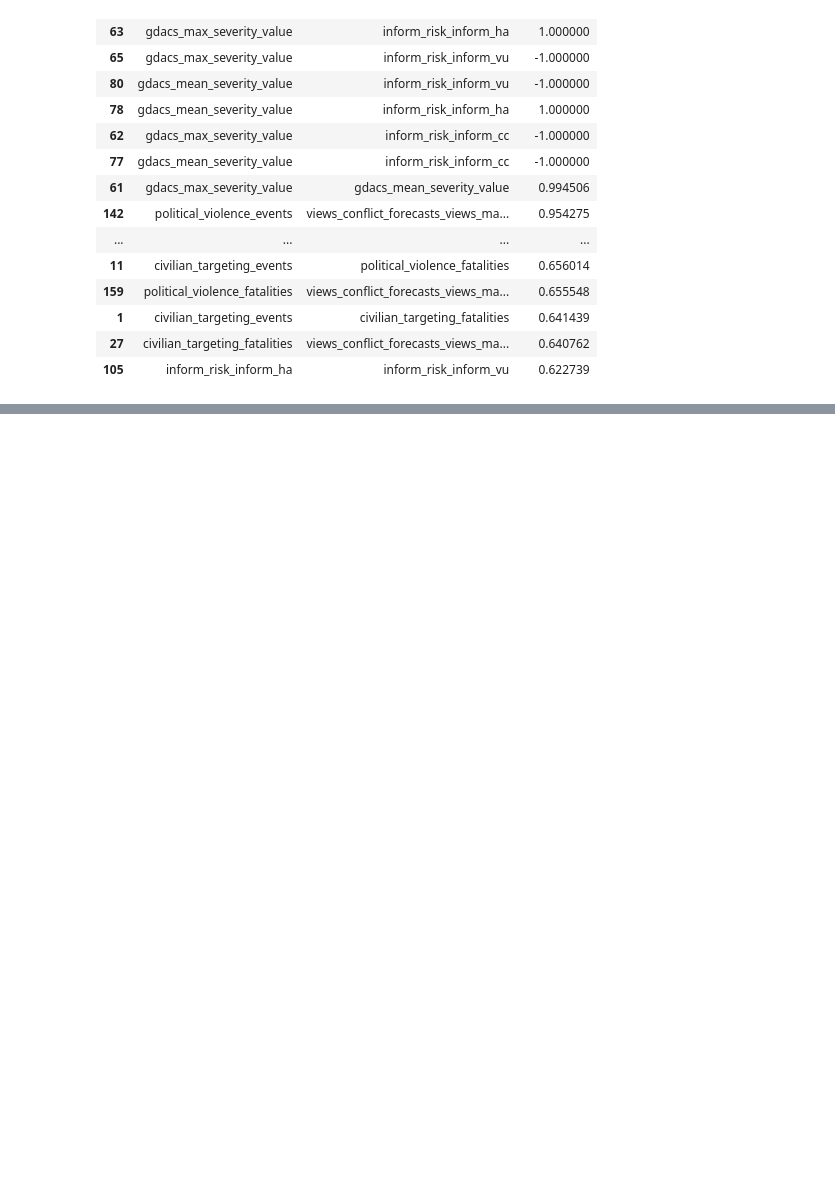
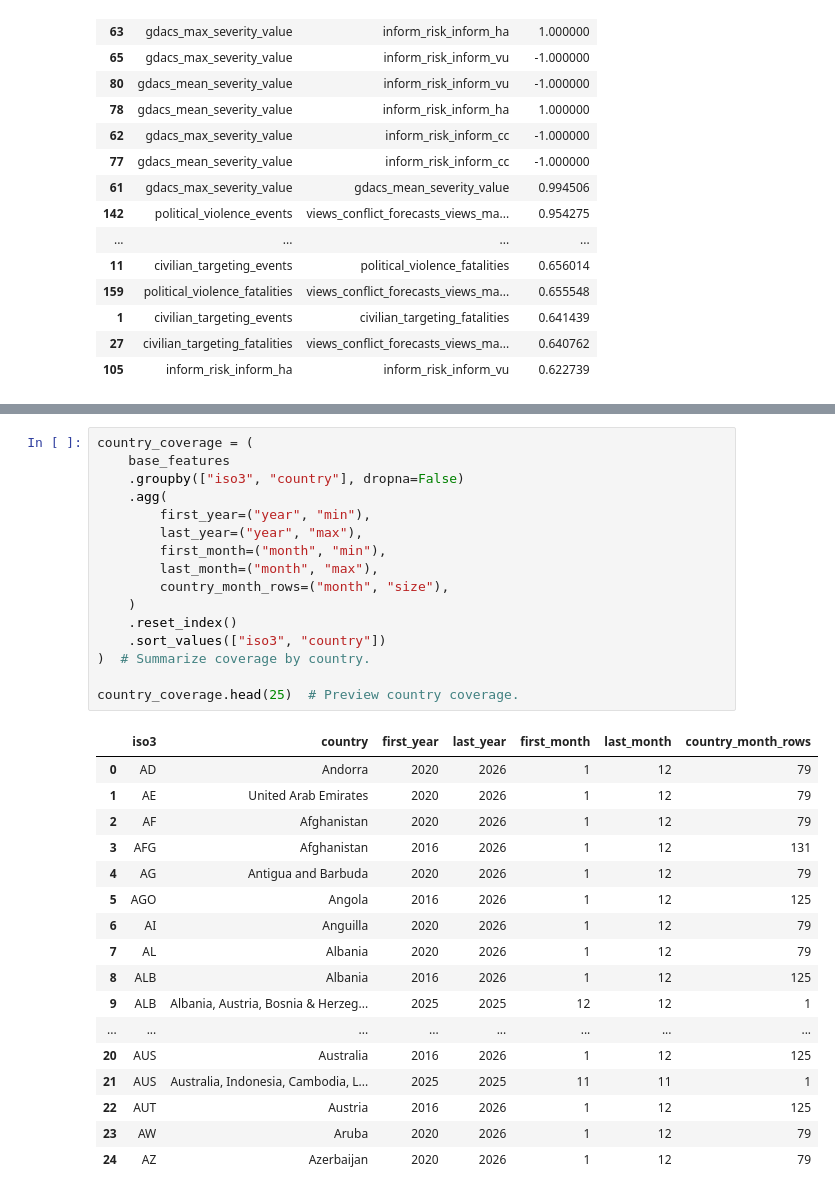
Before and after one commit to Arobnett/HDX-sources-and-more-API-connection, a Jupyter notebook: notebooks/04_eda_open_source.ipynb, the cells around one changed output, grey strips where cells are left out. Drawn from its saved outputs; the diff is of its cells as text; blank space fills up the shorter version.

```diff
--- a/notebooks/04_eda_open_source.ipynb
+++ b/notebooks/04_eda_open_source.ipynb
@@ -197,0 +324,34 @@ correlations.sort_values('correlation', key=lambda s: s.abs(), ascending=False).
+# %%
+country_coverage = (
+    base_features
+    .groupby(["iso3", "country"], dropna=False)
+    .agg(
+        first_year=("year", "min"),
+        last_year=("year", "max"),
+        first_month=("month", "min"),
+        last_month=("month", "max"),
+        country_month_rows=("month", "size"),
+    )
+    .reset_index()
+    .sort_values(["iso3", "country"])
+)  # Summarize coverage by country.
+
+country_coverage.head(25)  # Preview country coverage.
+# %% [output]
+|  | iso3 | country | first_year | last_year | first_month | last_month | country_month_rows |
+| 0 | AD | Andorra | 2020 | 2026 | 1 | 12 | 79 |
+| 1 | AE | United Arab Emirates | 2020 | 2026 | 1 | 12 | 79 |
+| 2 | AF | Afghanistan | 2020 | 2026 | 1 | 12 | 79 |
+| 3 | AFG | Afghanistan | 2016 | 2026 | 1 | 12 | 131 |
+| 4 | AG | Antigua and Barbuda | 2020 | 2026 | 1 | 12 | 79 |
+| 5 | AGO | Angola | 2016 | 2026 | 1 | 12 | 125 |
+| 6 | AI | Anguilla | 2020 | 2026 | 1 | 12 | 79 |
+| 7 | AL | Albania | 2020 | 2026 | 1 | 12 | 79 |
+| 8 | ALB | Albania | 2016 | 2026 | 1 | 12 | 125 |
+| 9 | ALB | Albania, Austria, Bosnia & Herzeg... | 2025 | 2025 | 12 | 12 | 1 |
+| ... | ... | ... | ... | ... | ... | ... | ... |
+| 20 | AUS | Australia | 2016 | 2026 | 1 | 12 | 125 |
+| 21 | AUS | Australia, Indonesia, Cambodia, L... | 2025 | 2025 | 11 | 11 | 1 |
+| 22 | AUT | Austria | 2016 | 2026 | 1 | 12 | 125 |
+| 23 | AW | Aruba | 2020 | 2026 | 1 | 12 | 79 |
+| 24 | AZ | Azerbaijan | 2020 | 2026 | 1 | 12 | 79 |
```
Also changed, not shown: parts of 10 cells of this notebook.
